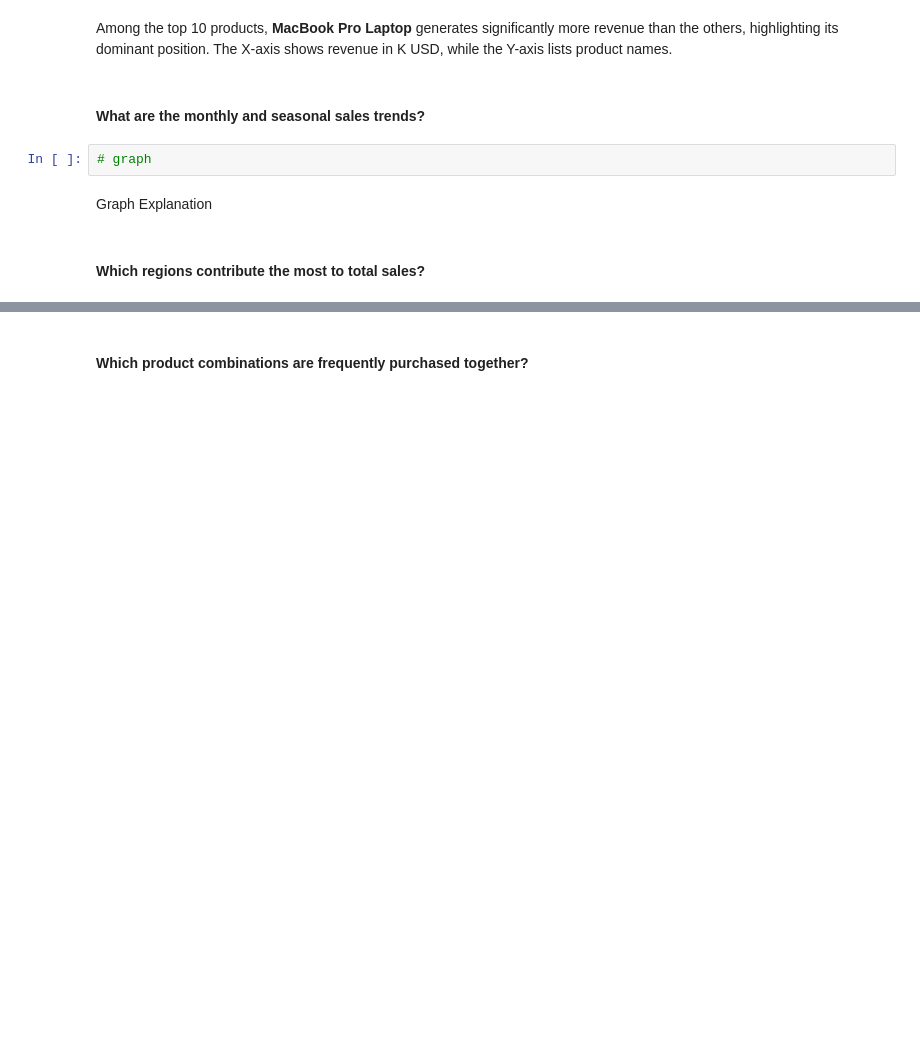
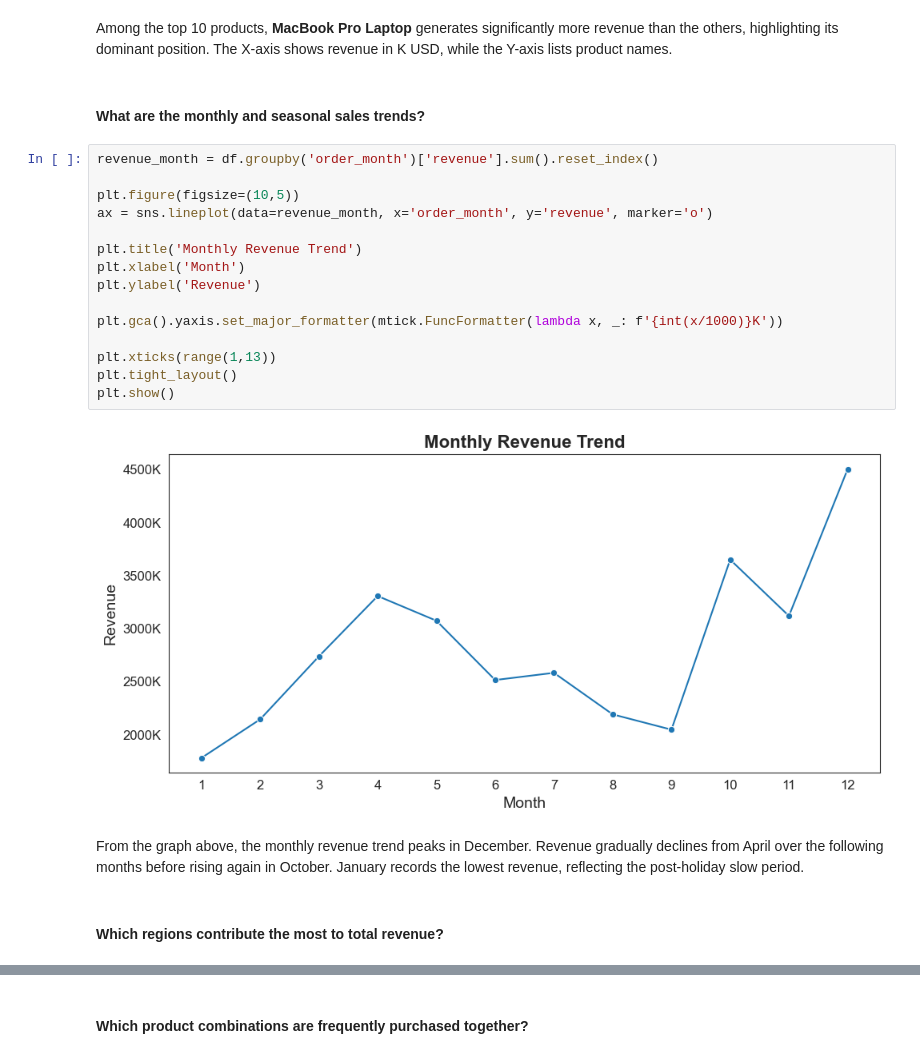
Before and after one commit to aliciawijaya98/sales_eda, a Jupyter notebook: Data Analysis.ipynb, the cells around one changed output, grey strips where cells are left out. Saved outputs shown, nothing was run; the diff lists cells and outputs as text; blank space fills up the shorter version.

Commit message:
added for monthly and region sales

```diff
--- a/Data Analysis.ipynb
+++ b/Data Analysis.ipynb
@@ -119,9 +119,24 @@ Among the top 10 products, **MacBook Pro Laptop** generates significantly more r
 # %% [markdown]
 #### What are the monthly and seasonal sales trends?
 # %%
-# graph
+revenue_month = df.groupby('order_month')['revenue'].sum().reset_index()
+
+plt.figure(figsize=(10,5))
+ax = sns.lineplot(data=revenue_month, x='order_month', y='revenue', marker='o')
+
+plt.title('Monthly Revenue Trend')
+plt.xlabel('Month')
+plt.ylabel('Revenue')
+
+plt.gca().yaxis.set_major_formatter(mtick.FuncFormatter(lambda x, _: f'{int(x/1000)}K'))
+
+plt.xticks(range(1,13))
+plt.tight_layout()
+plt.show()
+# %% [output]
+[figure, added]
 # %% [markdown]
-Graph Explanation
+From the graph above, the monthly revenue trend peaks in December. Revenue gradually declines from April over the following months before rising again in October. January records the lowest revenue, reflecting the post-holiday slow period.
 # %% [markdown]
-#### Which regions contribute the most to total sales?
+#### Which regions contribute the most to total revenue?
 # %%
```
Also changed, not shown: parts of 5 cells of this notebook.
